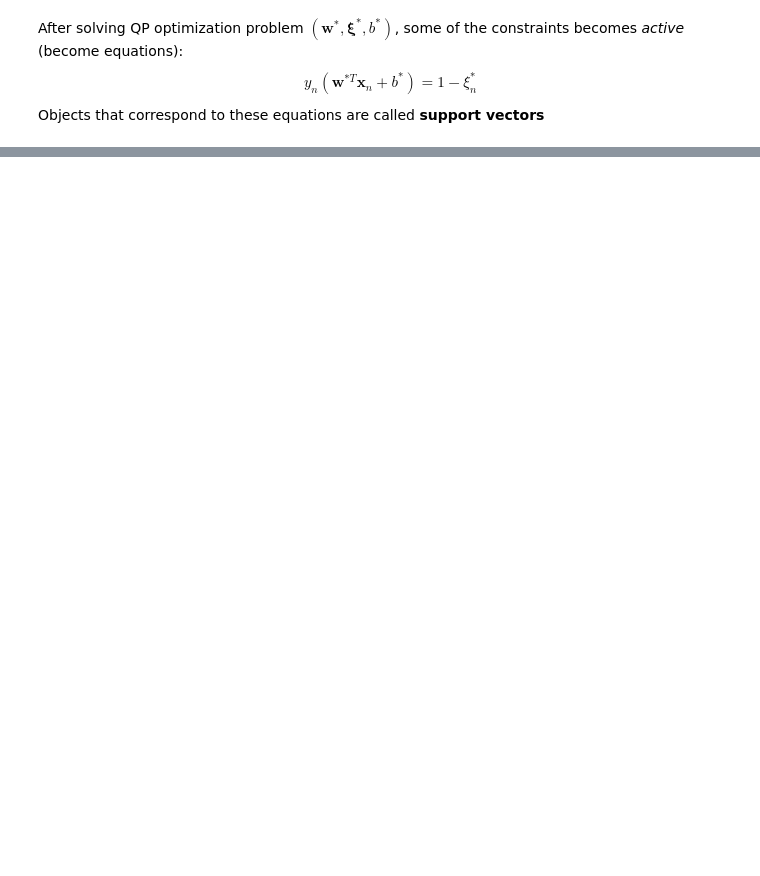
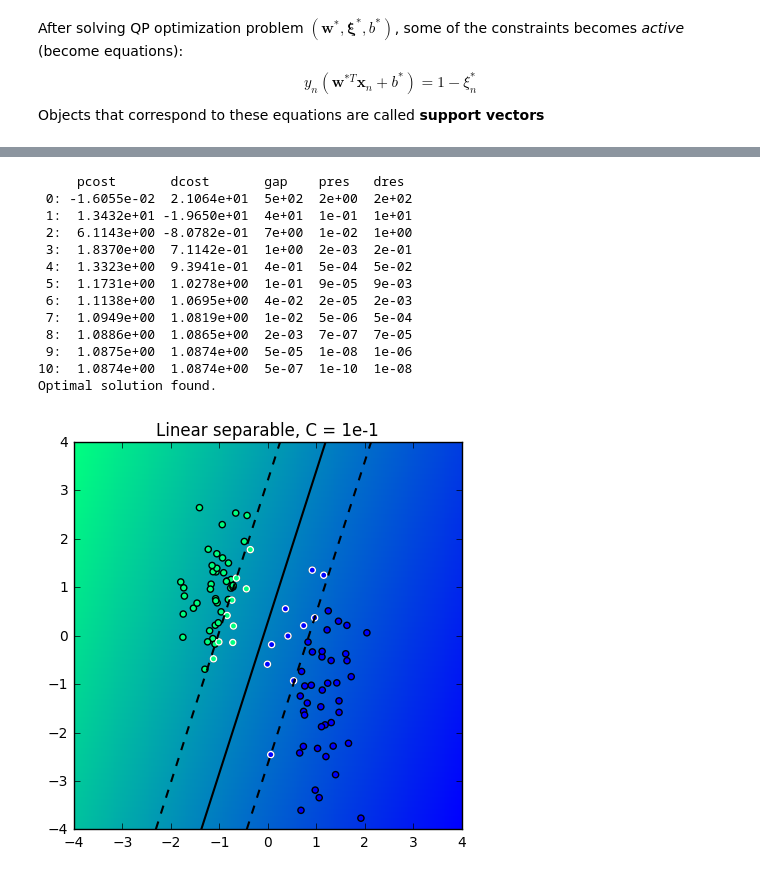
Before and after one commit to Anastasiia-Grishina/ML-DM, a Jupyter notebook: Grishina Anastasiia Lab #3 SVM (QP, Kernel trick).ipynb, the cells around one changed output, grey strips where cells are left out. Cells and saved outputs as stored; diff of their text form; code cells hidden in the pictures; blank space fills up the shorter version.

```diff
--- a/Grishina Anastasiia Lab #3 SVM (QP, Kernel trick).ipynb
+++ b/Grishina Anastasiia Lab #3 SVM (QP, Kernel trick).ipynb
@@ -675,0 +479,19 @@ length of rgba sequence should be either 3 or 4
+# %%
+model = LinearSVM ( C = 1e-1 )
+fit = model.fit(lin_sep['X'], lin_sep['y'])
+plot_hyperplane( model, lin_sep, 'Linear separable, C = 1e-1' )
+# %% [output]
+     pcost       dcost       gap    pres   dres
+ 0: -1.6055e-02  2.1064e+01  5e+02  2e+00  2e+02
+ 1:  1.3432e+01 -1.9650e+01  4e+01  1e-01  1e+01
+ 2:  6.1143e+00 -8.0782e-01  7e+00  1e-02  1e+00
+ 3:  1.8370e+00  7.1142e-01  1e+00  2e-03  2e-01
+ 4:  1.3323e+00  9.3941e-01  4e-01  5e-04  5e-02
+ 5:  1.1731e+00  1.0278e+00  1e-01  9e-05  9e-03
+ 6:  1.1138e+00  1.0695e+00  4e-02  2e-05  2e-03
+ 7:  1.0949e+00  1.0819e+00  1e-02  5e-06  5e-04
+ 8:  1.0886e+00  1.0865e+00  2e-03  7e-07  7e-05
+ 9:  1.0875e+00  1.0874e+00  5e-05  1e-08  1e-06
+10:  1.0874e+00  1.0874e+00  5e-07  1e-10  1e-08
+Optimal solution found.
+[figure, added]
```
Also changed, not shown: parts of 79 cells of this notebook.
